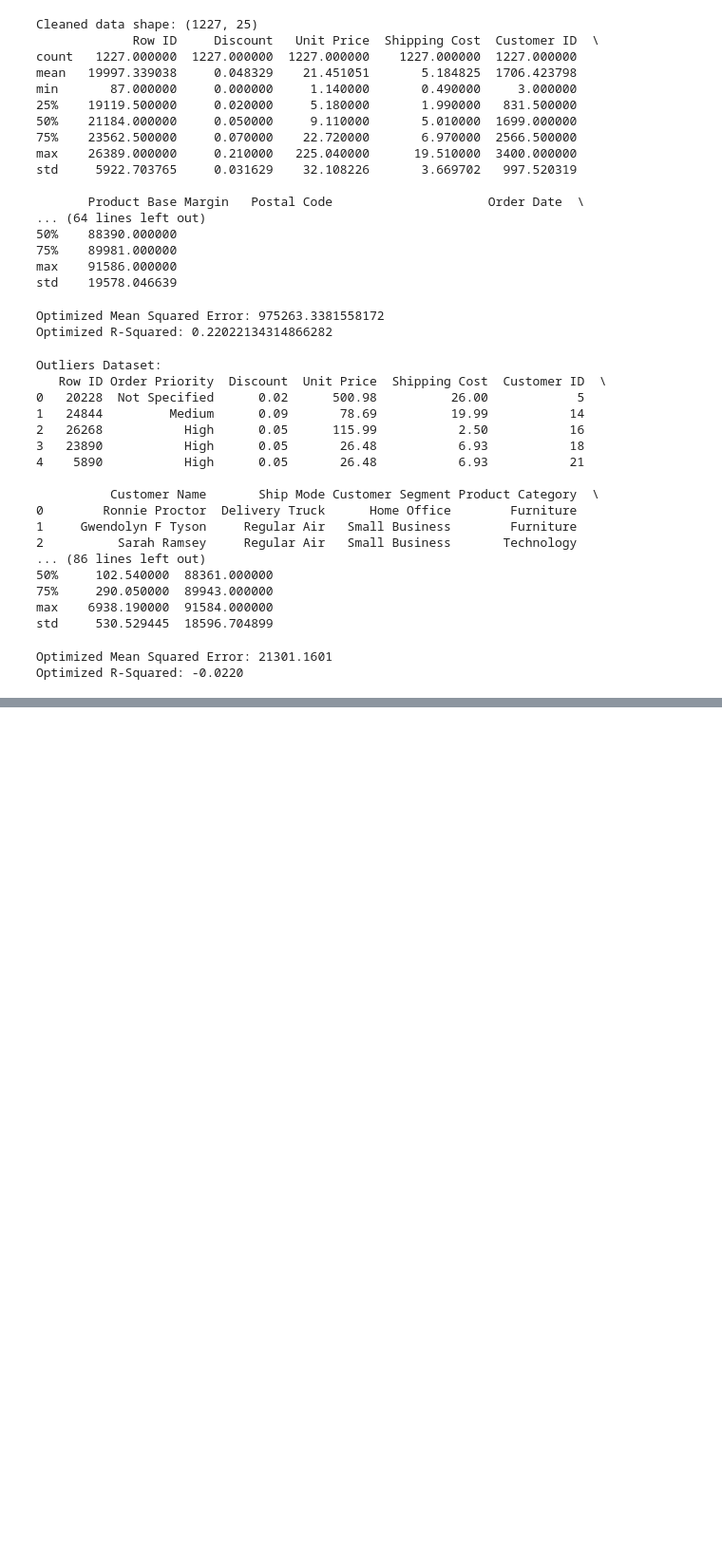
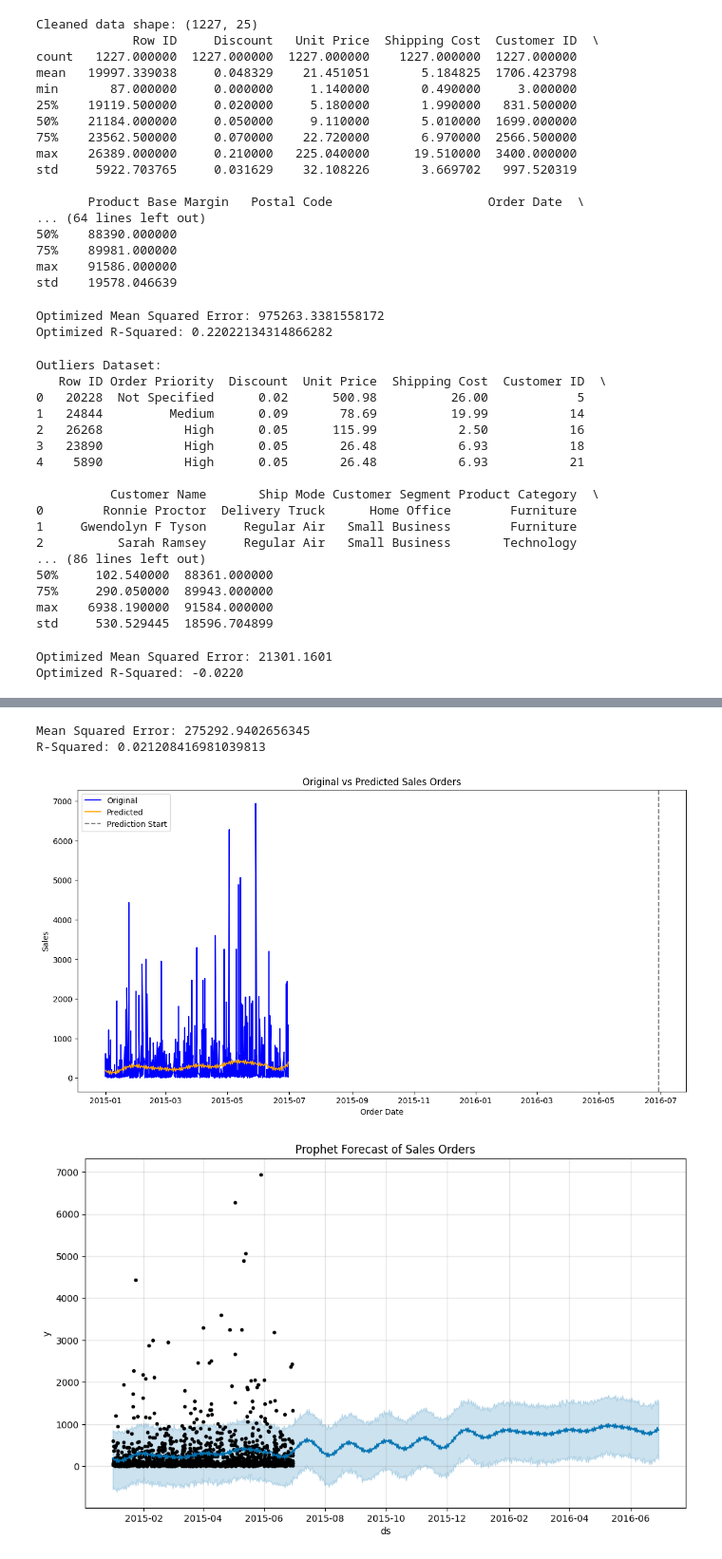
Before and after one commit to AkramMoustafa/AI-Power-Supply-Chain, a Jupyter notebook: AI_Powered_Supply_Chain_project.ipynb, the cells around one changed output, grey strips where cells are left out. Shown at 95% size. Cells and saved outputs as stored; diff of their text form; code cells hidden in the pictures; blank space fills up the shorter version.

Commit message:
Another model was used but still needs improvements. We both added Rosa and Deployed Amazon AWS in our project. Next Steps improve the model's accuracy.

```diff
--- a/AI_Powered_Supply_Chain_project.ipynb
+++ b/AI_Powered_Supply_Chain_project.ipynb
@@ -601,3 +566,69 @@ print(f"Optimized R-Squared: {r2_optimized:.4f}")
 # %% [output]
 Optimized Mean Squared Error: 21301.1601
 Optimized R-Squared: -0.0220
+# %%
+import pandas as pd
+from prophet import Prophet
+from sklearn.metrics import mean_squared_error, r2_score
+import matplotlib.pyplot as plt
+
+cleaned_df = pd.read_excel('CleanedData_Final.xlsx')
+
+cleaned_df['Order Date'] = pd.to_datetime(cleaned_df['Order Date'])
+
+prophet_df = cleaned_df[['Order Date', 'Sales']].copy()
+prophet_df.columns = ['ds', 'y']
+
+holidays = pd.DataFrame({
+    'holiday': 'event_name',
+    'ds': pd.to_datetime(['2023-12-25', '2023-11-11']),
+    'lower_window': 0,
+    'upper_window': 1,
+})
+
+prophet_model = Prophet(
+    yearly_seasonality=True,
+    weekly_seasonality=True,
+    daily_seasonality=False,
+    # holidays=holidays  # Uncomment if adding holidays
+)
+
+prophet_model.fit(prophet_df)
+
+future = prophet_model.make_future_dataframe(periods=365)
+forecast = prophet_model.predict(future)
+
+merged_df = pd.merge(
+    cleaned_df[['Order Date', 'Sales']],
+    forecast[['ds', 'yhat']],
+    left_on='Order Date',
+    right_on='ds',
+    how='outer'
+)
+
+y_true = merged_df['Sales'].values
+y_pred = merged_df['yhat'].values
+
+valid_indices = ~pd.isna(y_true) & ~pd.isna(y_pred)
+mse = mean_squared_error(y_true[valid_indices], y_pred[valid_indices])  # Ensure valid comparison
+r2 = r2_score(y_true[valid_indices], y_pred[valid_indices])
+
+print(f"Mean Squared Error: {mse}")
+print(f"R-Squared: {r2}")
+
+# Plotting original data and predictions
+plt.figure(figsize=(14, 7))
+plt.plot(merged_df['Order Date'], merged_df['Sales'], label='Original', color='blue')
+plt.plot(merged_df['Order Date'], merged_df['yhat'], label='Predicted', color='orange')
+plt.axvline(x=merged_df['ds'].max(), linestyle='--', color='gray', label='Prediction Start')
+plt.title('Original vs Predicted Sales Orders')
+plt.xlabel('Order Date')
+plt.ylabel('Sales')
+plt.legend()
+plt.show()
+
+# Plot forecast using Prophet
+fig = prophet_model.plot(forecast)
+plt.title('Prophet Forecast of Sales Orders')
+plt.show()
+# %% [output]
@@ -603,0 +637,4 @@ Optimized R-Squared: -0.0220
+Mean Squared Error: 275292.9402656345
+R-Squared: 0.021208416981039813
+[figure, added]
+[figure, added]
```
Also changed, not shown: parts of 9 cells of this notebook, 4 other files.
